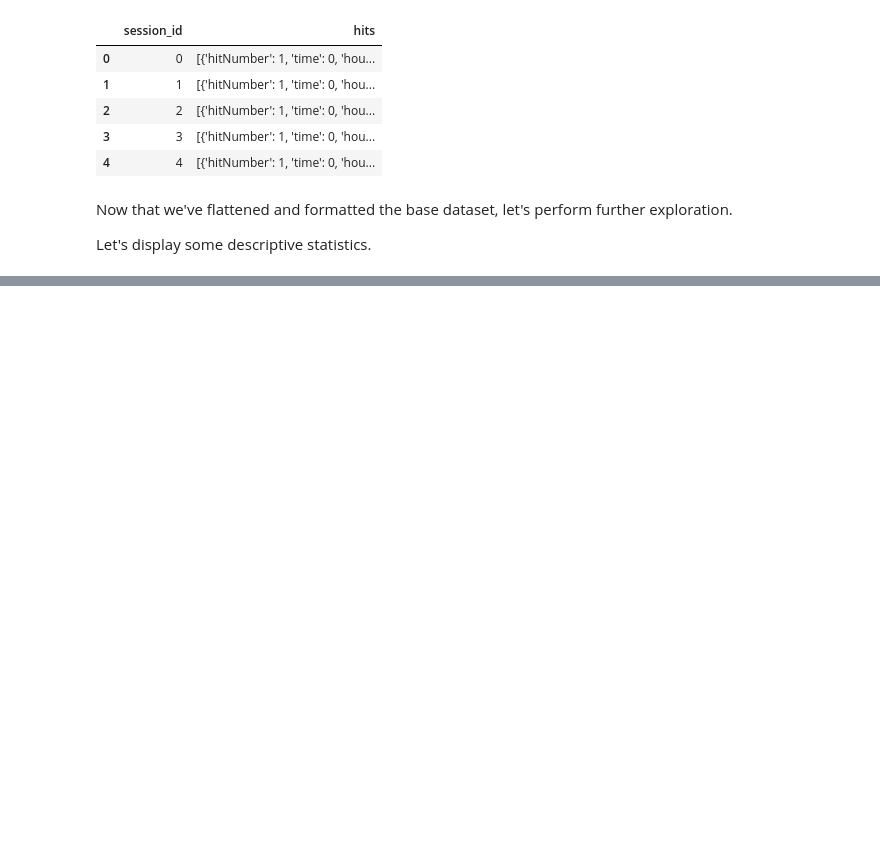
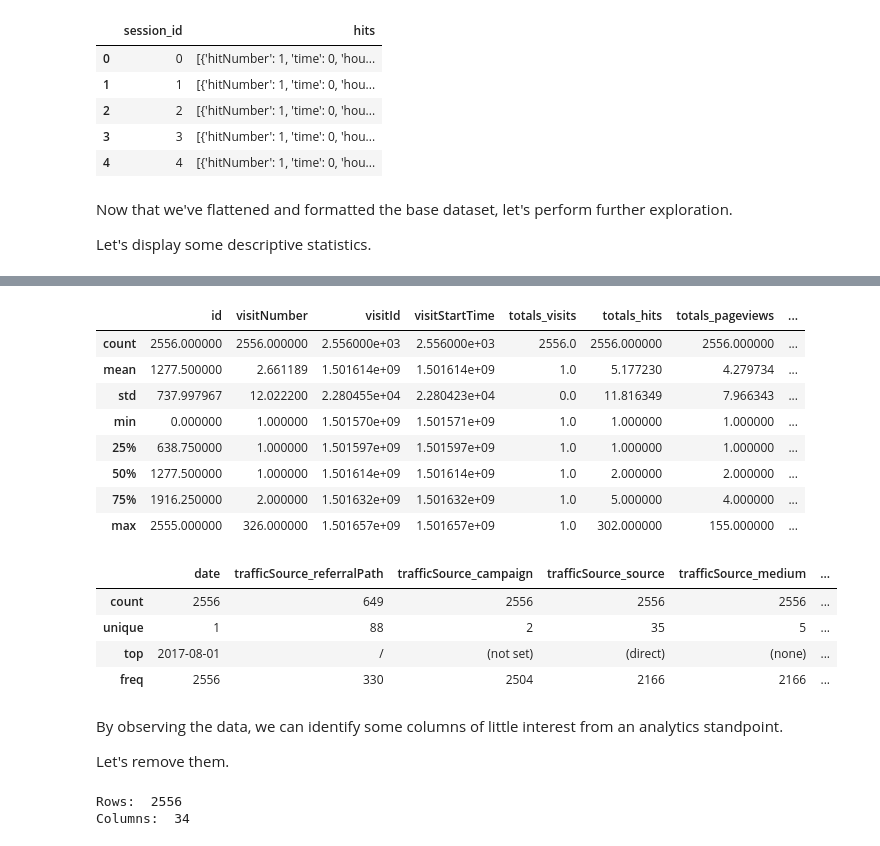
Before and after one commit to lamparelli/analytics_eda, a Jupyter notebook: eda.ipynb, the cells around one changed output, grey strips where cells are left out. Cells and saved outputs as stored; diff of their text form; code cells hidden in the pictures; blank space fills up the shorter version.

```diff
--- a/eda.ipynb
+++ b/eda.ipynb
@@ -318,0 +304,25 @@ df.describe(include="all")
+# %%
+# Quantitative columns
+display(df.describe())
+
+# Qualitative columns
+display(df.describe(include=object))
+# %% [output]
+|  | id | visitNumber | visitId | visitStartTime | totals_visits | totals_hits | totals_pageviews | ... |
+| count | 2556.000000 | 2556.000000 | 2.556000e+03 | 2.556000e+03 | 2556.0 | 2556.000000 | 2556.000000 | ... |
+| mean | 1277.500000 | 2.661189 | 1.501614e+09 | 1.501614e+09 | 1.0 | 5.177230 | 4.279734 | ... |
+| std | 737.997967 | 12.022200 | 2.280455e+04 | 2.280423e+04 | 0.0 | 11.816349 | 7.966343 | ... |
+| min | 0.000000 | 1.000000 | 1.501570e+09 | 1.501571e+09 | 1.0 | 1.000000 | 1.000000 | ... |
+| 25% | 638.750000 | 1.000000 | 1.501597e+09 | 1.501597e+09 | 1.0 | 1.000000 | 1.000000 | ... |
+| 50% | 1277.500000 | 1.000000 | 1.501614e+09 | 1.501614e+09 | 1.0 | 2.000000 | 2.000000 | ... |
+| 75% | 1916.250000 | 2.000000 | 1.501632e+09 | 1.501632e+09 | 1.0 | 5.000000 | 4.000000 | ... |
+| max | 2555.000000 | 326.000000 | 1.501657e+09 | 1.501657e+09 | 1.0 | 302.000000 | 155.000000 | ... |
+|  | date | trafficSource_referralPath | trafficSource_campaign | trafficSource_source | trafficSource_medium | ... |
+| count | 2556 | 649 | 2556 | 2556 | 2556 | ... |
+| unique | 1 | 88 | 2 | 35 | 5 | ... |
+| top | 2017-08-01 | / | (not set) | (direct) | (none) | ... |
+| freq | 2556 | 330 | 2504 | 2166 | 2166 | ... |
+# %% [markdown]
+By observing the data, we can identify some columns of little interest from an analytics standpoint.
+
+Let's remove them.
@@ -318,0 +339,6 @@ df.describe(include="all")
+# %%
+print("Rows: ", df.shape[0])
+print("Columns: ", df.shape[1])
+# %% [output]
+Rows:  2556
+Columns:  34
```
Also changed, not shown: parts of 7 cells of this notebook.
